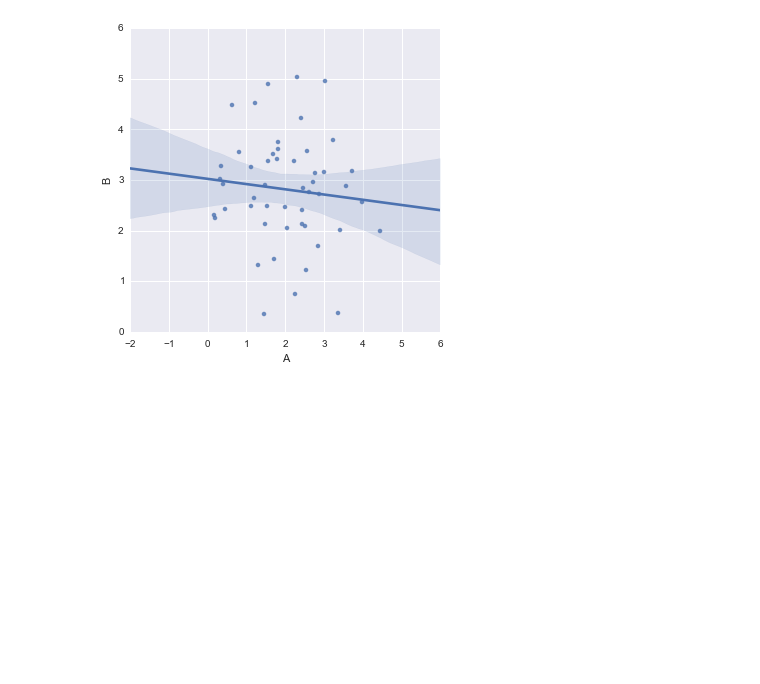
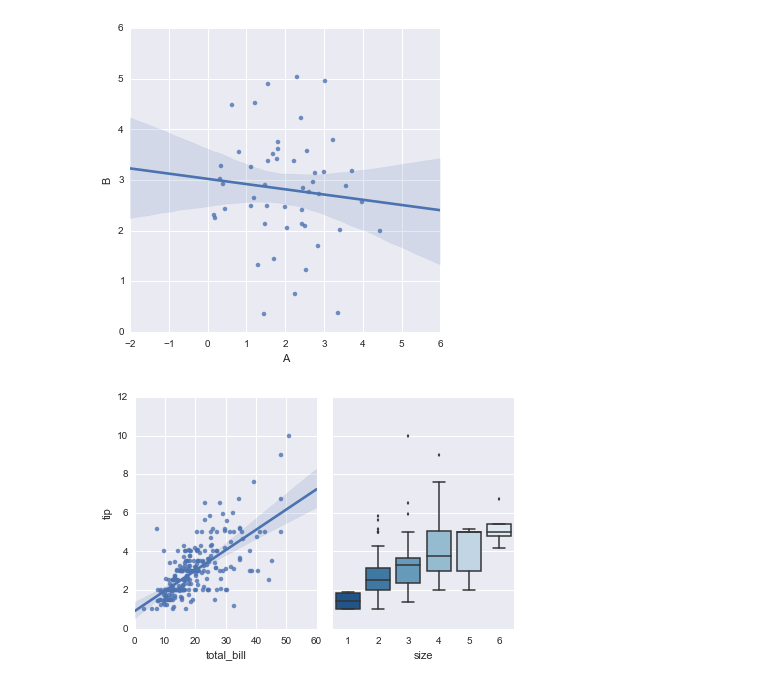
Before and after one commit to tarmstro/mvbop, a Jupyter notebook: seaborn_tutorial.ipynb, the cells around one changed output. Cells and saved outputs as stored; diff of their text form; code cells hidden in the pictures; blank space fills up the shorter version.

```diff
--- a/seaborn_tutorial.ipynb
+++ b/seaborn_tutorial.ipynb
@@ -350,3 +350,10 @@ sns.lmplot("A", "B", df);
 sns.lmplot("A", "B", df, x_partial="C");
 # %% [output]
 [figure]
+# %%
+f, (ax1, ax2) = plt.subplots(1, 2, sharey=True)
+sns.regplot("total_bill", "tip", tips, ax=ax1)
+sns.boxplot(tips["tip"], tips["size"], color="Blues_r", ax=ax2).set_ylabel("")
+f.tight_layout()
+# %% [output]
+[figure, added]
```
